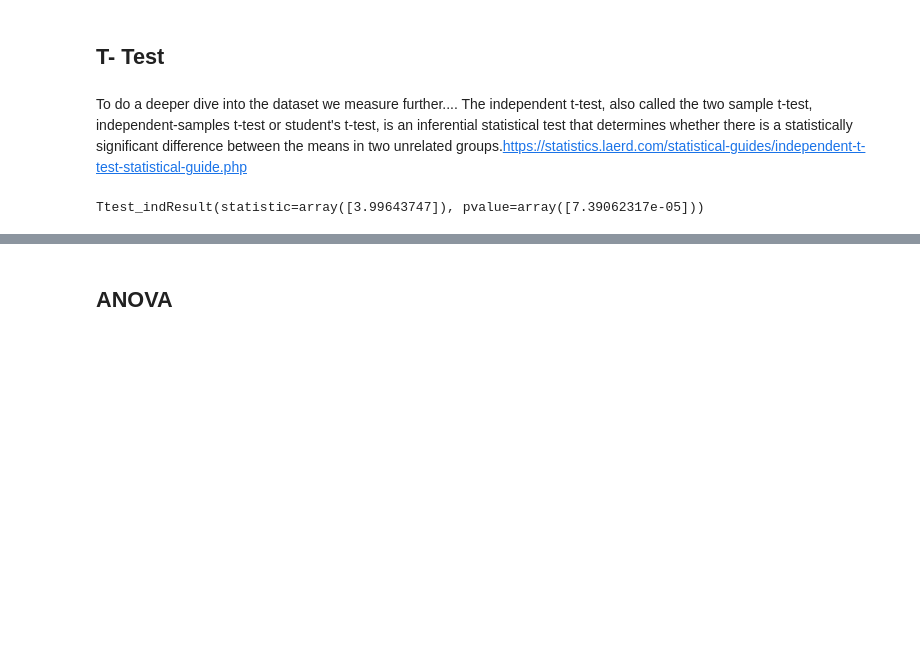
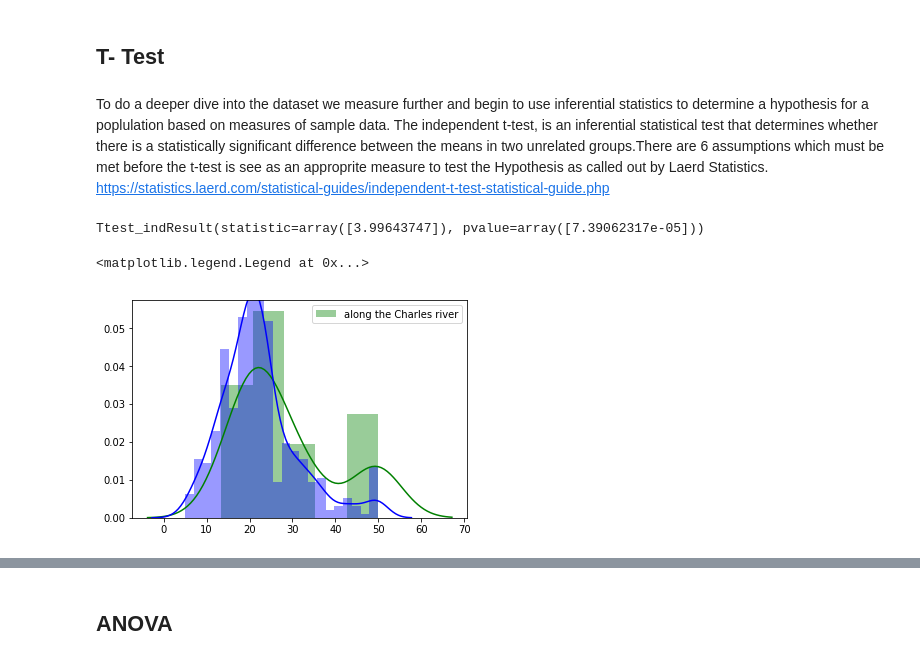
Before and after one commit to JohnONeillGMIT/MLandStatistics, a Jupyter notebook: Boston House Prices.ipynb, the cells around one changed output, grey strips where cells are left out. Cells and saved outputs as stored; diff of their text form; code cells hidden in the pictures; blank space fills up the shorter version.

Commit message:
Updating T-Test section
rejecting Null Hypothesis... need to review Outliers in MEDV (50's) to exclude or not....

```diff
--- a/Boston House Prices.ipynb
+++ b/Boston House Prices.ipynb
@@ -296,12 +301,20 @@ Clearly onevery band from mean /min / max the house prices allow the Charles riv
 # %% [markdown]
 ## T- Test
 # %% [markdown]
-To do a deeper dive into the dataset we measure further.... The independent t-test, also called the two sample t-test, independent-samples t-test or student's t-test, is an inferential statistical test that determines whether there is a statistically significant difference between the means in two unrelated groups.https://statistics.laerd.com/statistical-guides/independent-t-test-statistical-guide.php
+To do a deeper dive into the dataset we measure further and begin to use inferential statistics to determine a hypothesis for a poplulation based on measures of sample data. The independent t-test, is an inferential statistical test that determines whether there is a statistically significant difference between the means in two unrelated groups.There are 6 assumptions which must be met before the t-test is see as an approprite measure to test the Hypothesis as called out by Laerd Statistics. https://statistics.laerd.com/statistical-guides/independent-t-test-statistical-guide.php
 # %%
 # Separating out Houses by the River from not by the river...
 river= df.loc[df["CHAS"]==[1],["MEDV"]]
 nonriver =df.loc[df["CHAS"]==[0],["MEDV"]]
-# %%
-ss.ttest_ind(river,nonriver)
-# %% [output]
-Ttest_indResult(statistic=array([3.99643747]), pvalue=array([7.39062317e-05]))
+# %%
+# t-test to compare the 2 data samples
+ss.ttest_ind(river,nonriver)
+# %% [output]
+Ttest_indResult(statistic=array([3.99643747]), pvalue=array([7.39062317e-05]))
+# %%
+sns.distplot(river, color="g",label= "along the Charles river")
+sns.distplot(nonriver, color="b")
+plt.legend()
+# %% [output]
+<matplotlib.legend.Legend at 0x...>
+[figure, added]
```
Also changed, not shown: parts of 4 cells of this notebook.
